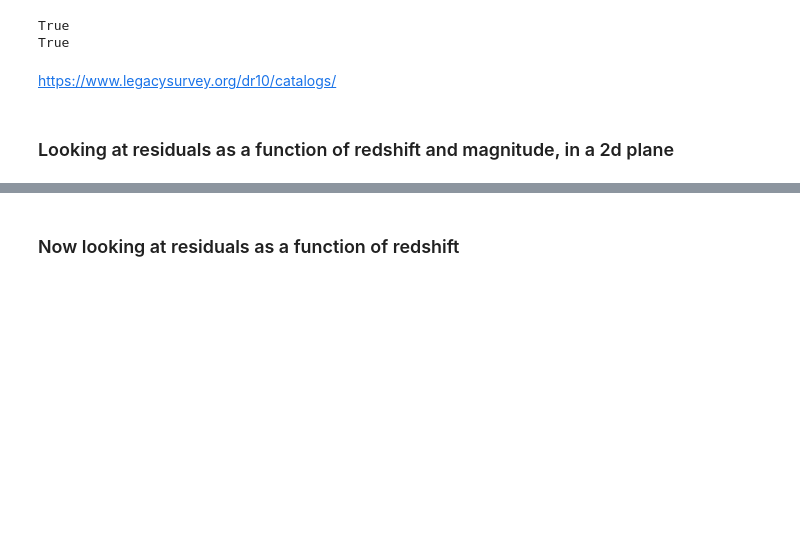
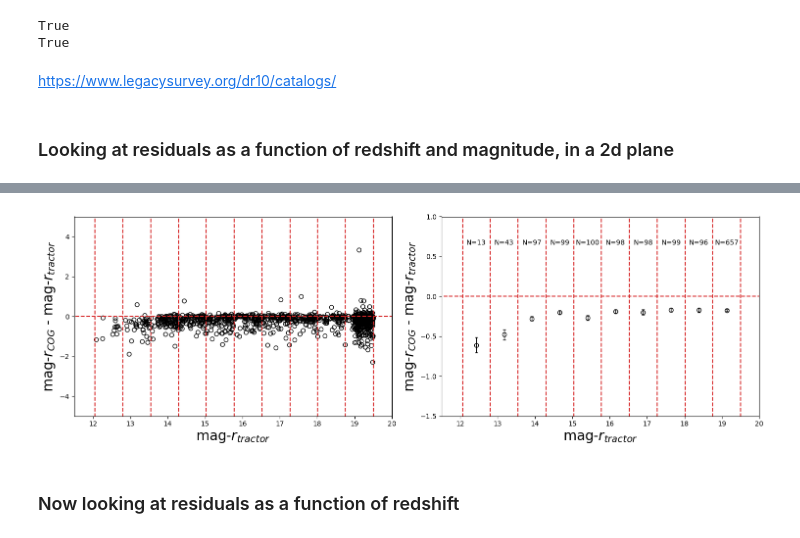
Before and after one commit to mattkwiecien/legacyhalos, a Jupyter notebook: science/sv3/sv3_mag_subsample_comparison.ipynb, the cells around one changed output, grey strips where cells are left out. Drawn from its saved outputs; the diff is of its cells as text; code cells hidden in the pictures; blank space fills up the shorter version.

```diff
--- a/science/sv3/sv3_mag_subsample_comparison.ipynb
+++ b/science/sv3/sv3_mag_subsample_comparison.ipynb
@@ -209,16 +223,18 @@ plt.close()
 # %%
 fig, (ax1, ax2) = plt.subplots(1, 2, figsize=(15,5))
 
-plot_data_and_sem(ax1, ax2, delta_mag_r, r_mag, mag_bins)
+plot_data_and_sem(ax1, ax2, delta_mag_r_tractor, r_mag, mag_bins)
 
 ax1.set_xlabel(r'mag-$r_{tractor}$', fontsize=20)
 ax1.set_xlim(11.5, 20)
 ax2.set_xlabel(r'mag-$r_{tractor}$', fontsize=20)
 ax2.set_xlim(11.5, 20)
 
 fig.tight_layout()
-fig.savefig(figure_path+'1d_mag_residuals.png')
-plt.close()
+# fig.savefig(figure_path+'1d_mag_residuals.png')
+# plt.close()
+# %% [output]
+[figure, added]
 # %% [markdown]
 ### Now looking at residuals as a function of redshift
 # %%
```
Also changed, not shown: parts of 13 cells of this notebook, 2 other files.
